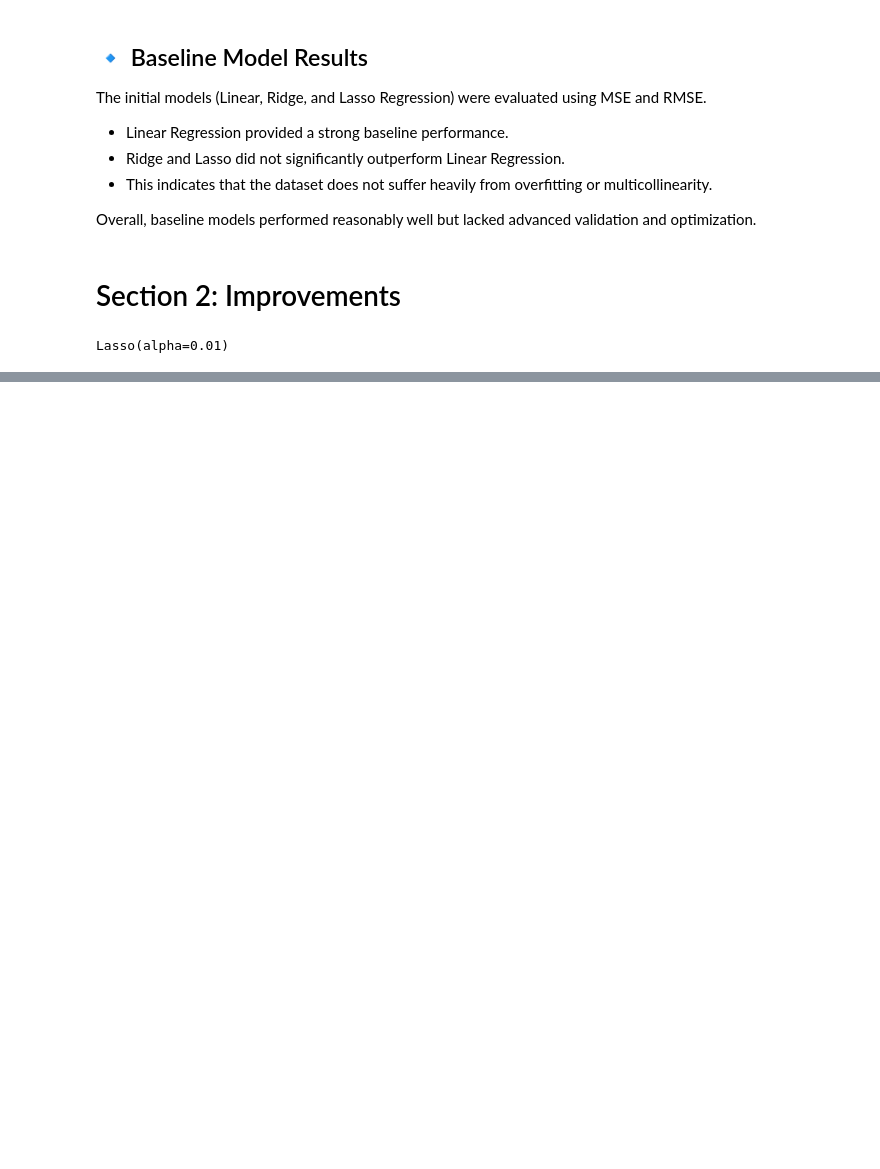
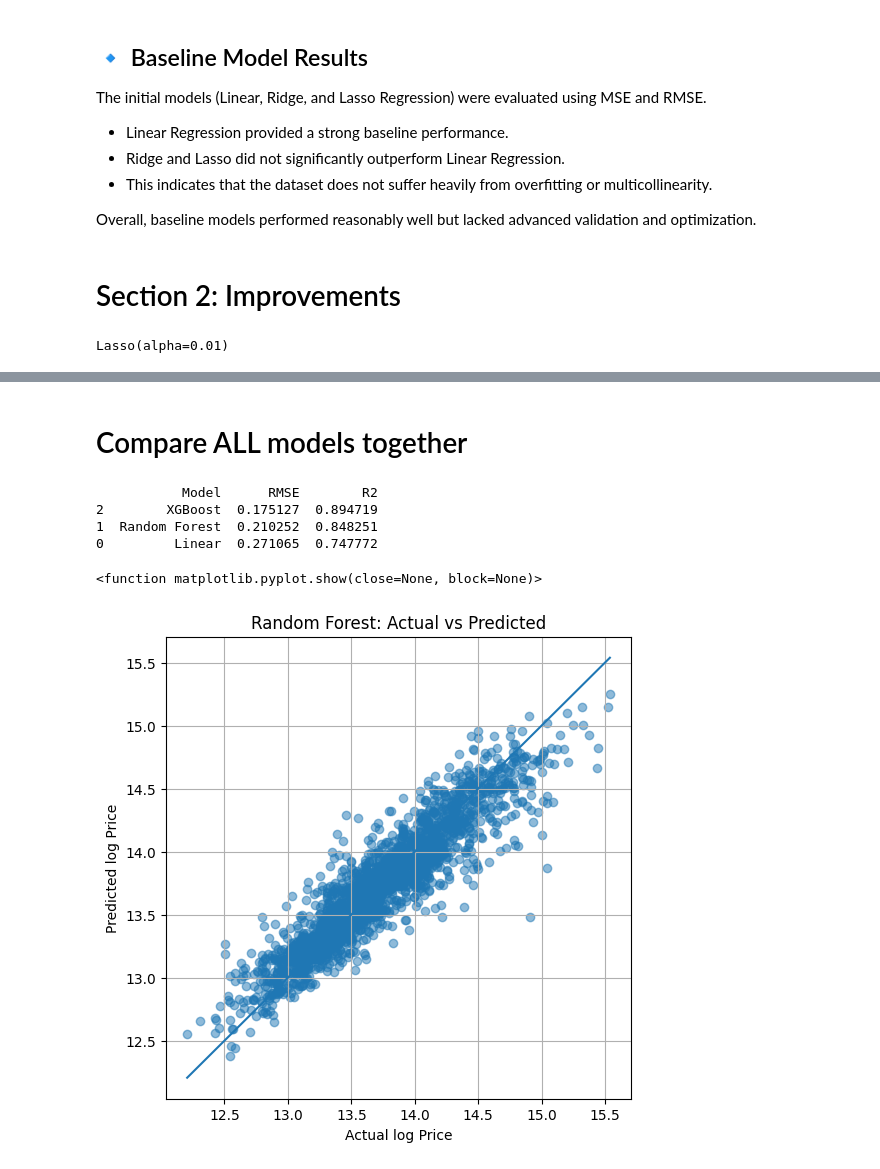
Before and after one commit to Eshitasri/HousePricePrediction, a Jupyter notebook: notebook6d5d58d055.ipynb, the cells around one changed output, grey strips where cells are left out. Cells and saved outputs as stored; diff of their text form; code cells hidden in the pictures; blank space fills up the shorter version.

```diff
--- a/notebook6d5d58d055.ipynb
+++ b/notebook6d5d58d055.ipynb
@@ -300,0 +347,16 @@ plt.show()
+# %%
+from sklearn.ensemble import RandomForestRegressor
+
+rf = RandomForestRegressor(
+    n_estimators=200,
+    max_depth=8,
+    random_state=42,
+    n_jobs=-1
+)
+
+rf.fit(X_train,y_train)
+rf_preds=rf.predict(X_test)
+
+print("Random Forest")
+print("RMSE:",np.sqrt(mean_squared_error(y_test,rf_preds)))
+print("R2 Score:",r2_score(y_test,rf_preds))
@@ -301,2 +389,53 @@ plt.show()
+# %% [markdown]
+# Compare ALL models together
+# %%
+results = []
+
+# Linear
+linear_preds = model1.predict(X_test)
+results.append([
+    "Linear",
+    np.sqrt(mean_squared_error(y_test, linear_preds)),
+    r2_score(y_test, linear_preds)
+])
+
+# Random Forest
+results.append([
+    "Random Forest",
+    np.sqrt(mean_squared_error(y_test, rf_preds)),
+    r2_score(y_test, rf_preds)
+])
+
+# XGBoost
+results.append([
+    "XGBoost",
+    np.sqrt(mean_squared_error(y_test, xgb_preds)),
+    r2_score(y_test, xgb_preds)
+])
+
+results_df = pd.DataFrame(results, columns=["Model", "RMSE", "R2"])
+print(results_df.sort_values(by="RMSE"))
+# %% [output]
+           Model      RMSE        R2
+2        XGBoost  0.175127  0.894719
+1  Random Forest  0.210252  0.848251
+0         Linear  0.271065  0.747772
+# %%
+plt.figure(figsize=(6,6))
+plt.scatter(y_test, rf_preds, alpha=0.5)
+plt.plot(
+    [y_test.min(),y_test.max()],
+    [y_test.min(),y_test.max()]
+)
+
+plt.xlabel("Actual log Price")
+plt.ylabel("Predicted log Price")
+plt.title("Random Forest: Actual vs Predicted")
+
+plt.grid(True)
+plt.show
+# %% [output]
+<function matplotlib.pyplot.show(close=None, block=None)>
+[figure, added]
 # %% [markdown]
 ## 🔹 Improved Model Evaluation
```
Also changed, not shown: parts of 12 cells of this notebook.
